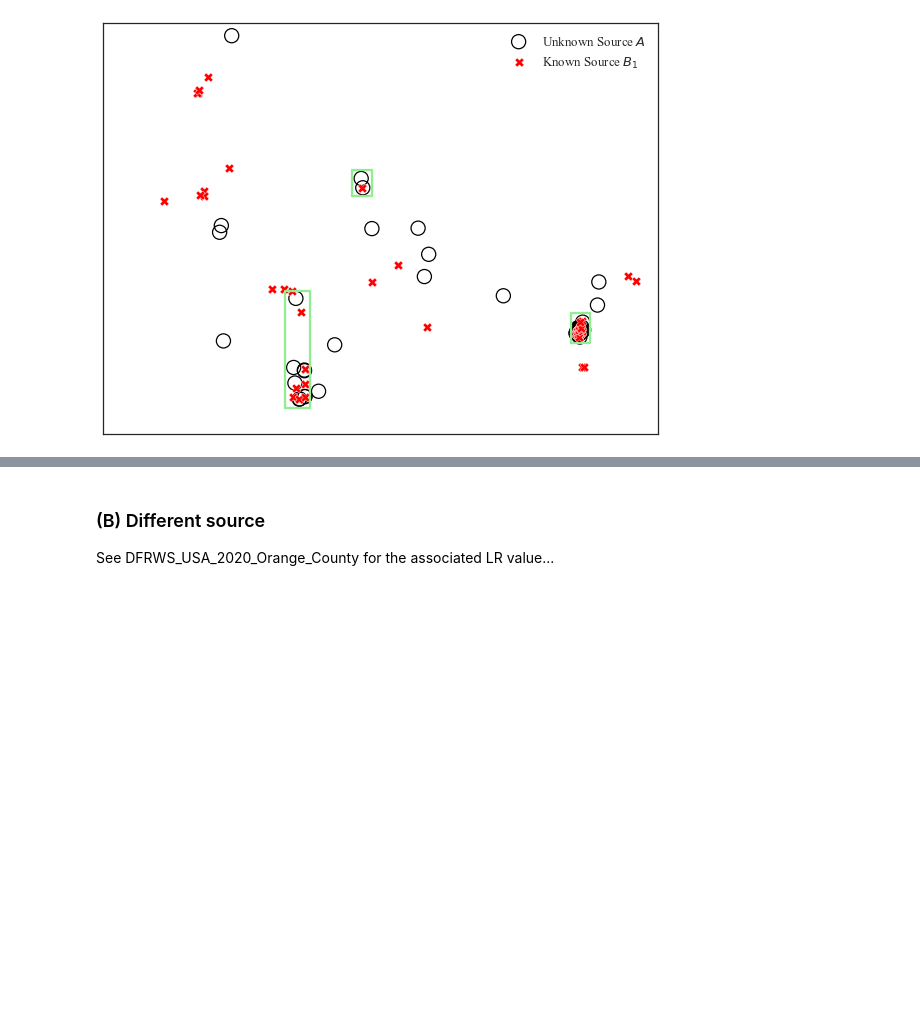
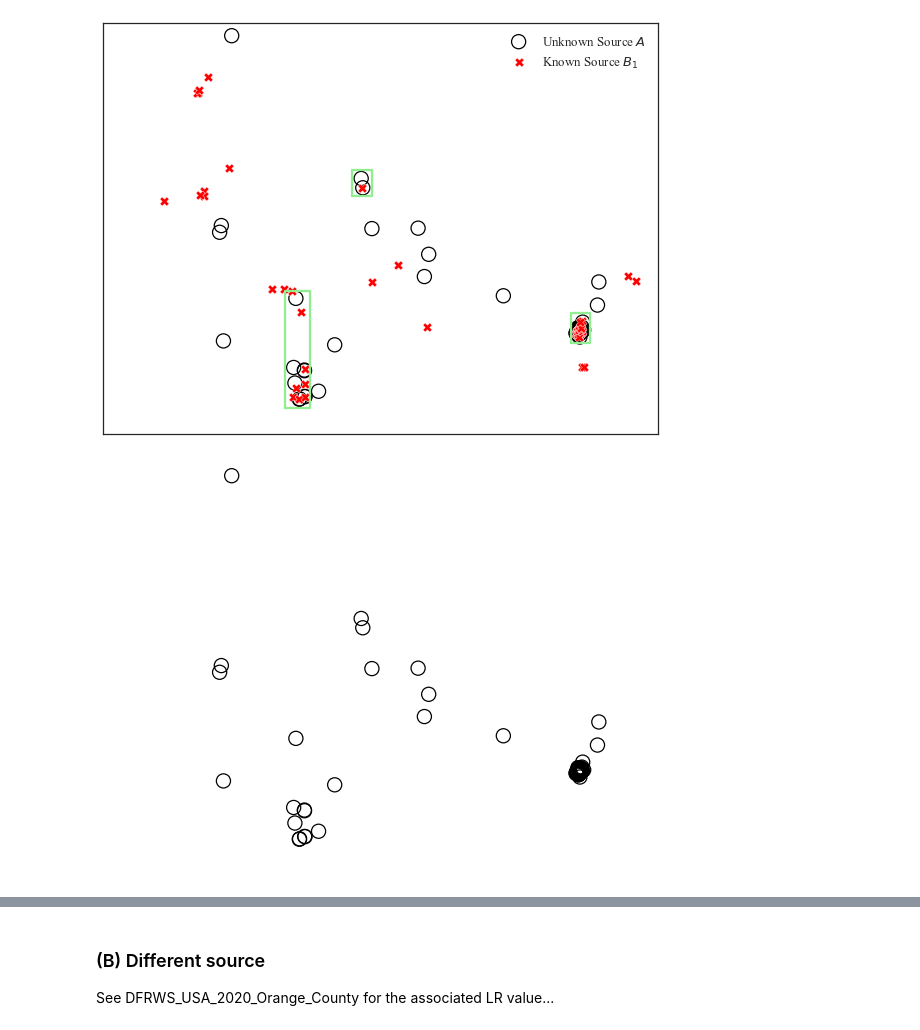
Before and after one commit to galbraic/spatial-assocr, a Jupyter notebook: notebooks/DFRWS_USA_figures.ipynb, the cells around one changed output, grey strips where cells are left out. Saved outputs shown, nothing was run; the diff lists cells and outputs as text; code cells hidden in the pictures; blank space fills up the shorter version.

Commit message:
finalized figures, forgot to commit earlier

```diff
--- a/notebooks/DFRWS_USA_figures.ipynb
+++ b/notebooks/DFRWS_USA_figures.ipynb
@@ -792,3 +792,36 @@ plt.savefig('./figs/1a.eps', dpi=500)
 plt.show()
 # %% [output]
 [figure]
+# %%
+# plot it
+set_style()
+sns.set_palette(np.array([get_colors()[0], get_colors()[2]]))
+
+f, ax = plt.subplots()
+
+plt.scatter(
+    x = plot_data['lon'].loc[plot_data.m == 'A'],
+    y = plot_data['lat'].loc[plot_data.m == 'A'],
+    facecolors='none',
+    edgecolors='black',
+    s=200,
+    linewidths=1.25,
+    label='Unknown Source $A$'
+)
+
+ax.set_xlim((-117.735, -117.69))
+ax.set_ylim((33.559, 33.578))
+ax.axis('off')
+
+plt.xticks([])
+plt.xlabel('')
+plt.yticks([])
+plt.ylabel('')
+
+set_size(f, w=8, h=6)
+
+plt.savefig('./figs/motivating_example_unknown.eps', dpi=500)
+
+plt.show()
+# %% [output]
+[figure, added]
```
Also changed, not shown: parts of 2 cells of this notebook, 5 other files.
